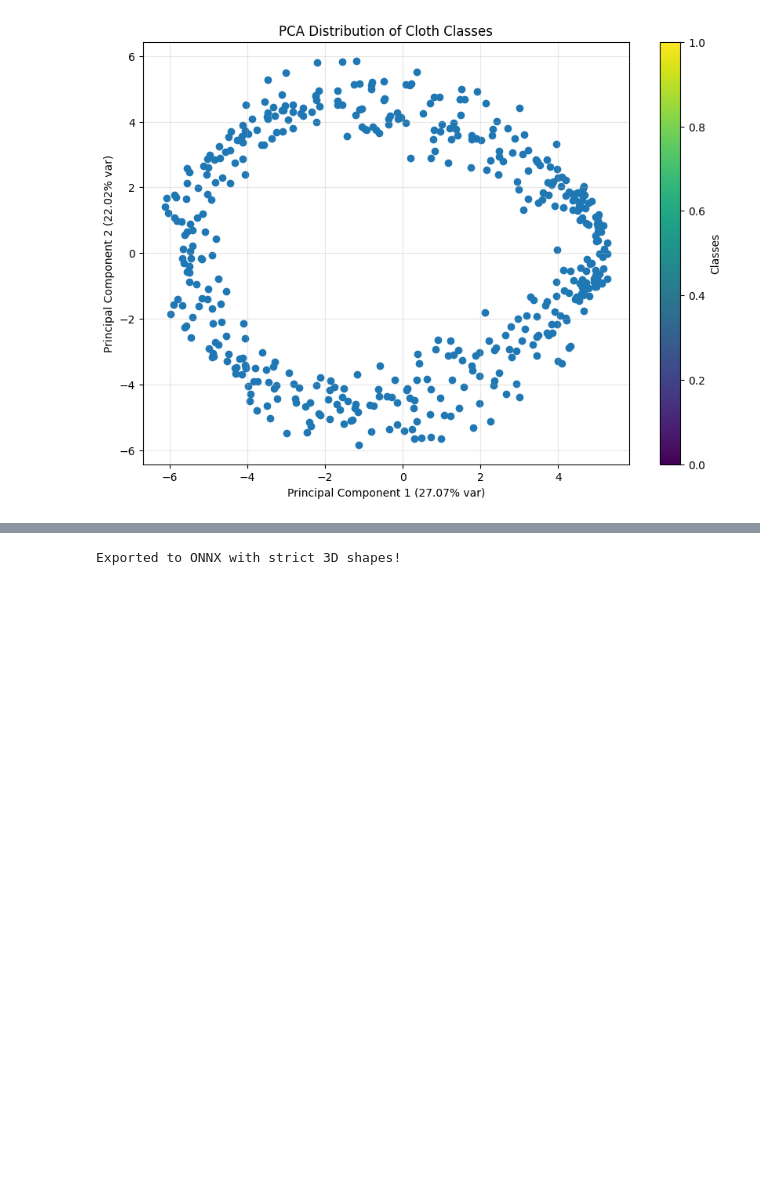
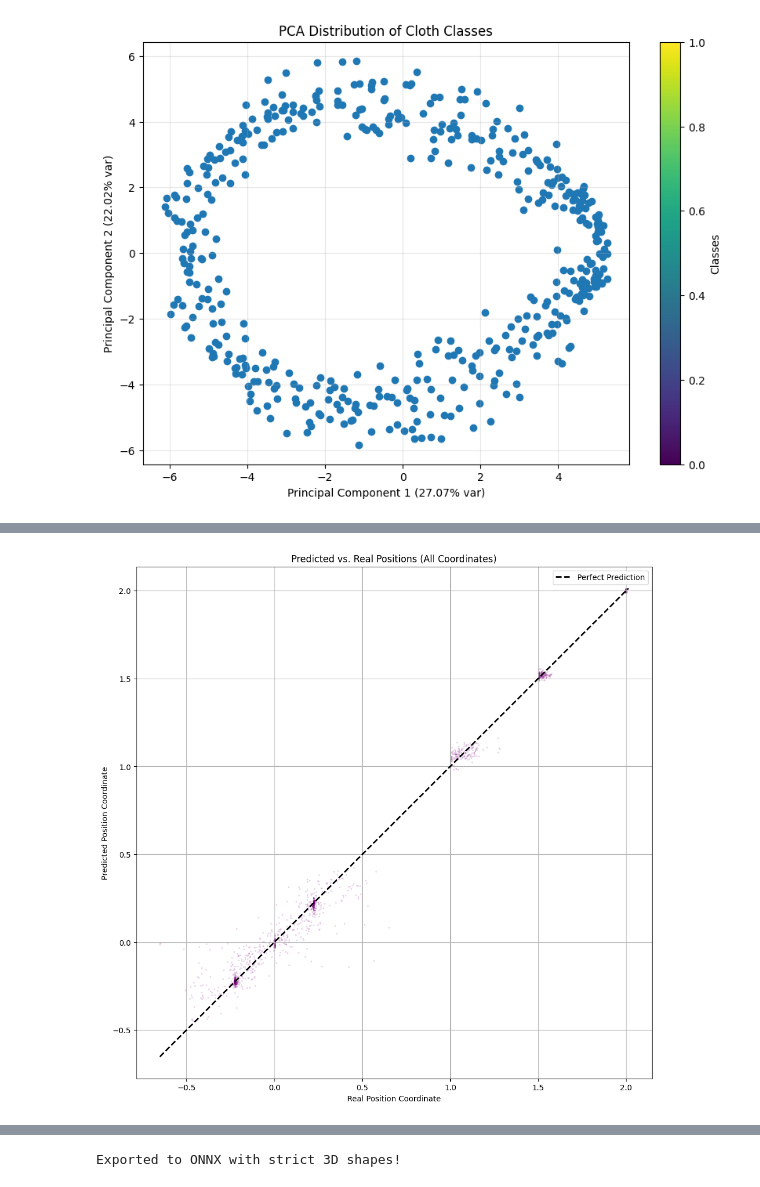
Before and after one commit to mikeletzu/TFG_FisicaOptim, a Jupyter notebook: Entrenamiento/cnn02.ipynb, the cells around one changed output, grey strips where cells are left out. Cells and saved outputs as stored; diff of their text form; code cells hidden in the pictures; blank space fills up the shorter version.

```diff
--- a/Entrenamiento/cnn02.ipynb
+++ b/Entrenamiento/cnn02.ipynb
@@ -495,3 +456,27 @@ IndexError: index 150 is out of bounds for axis 0 with size 94
+# %%
+import matplotlib.pyplot as plt
+
+# Flatten the arrays so we just have a massive list of X, Y, and Z coordinates
+true_flat = targets_pos_np.reshape(-1)
+pred_flat = preds_pos_np.reshape(-1)
+
+plt.figure(figsize=(12, 12))
+plt.scatter(true_flat, pred_flat, alpha=0.1, color='purple', s=2)
+
+# Draw the perfect prediction line (y = x)
+min_val = min(true_flat.min(), pred_flat.min())
+max_val = max(true_flat.max(), pred_flat.max())
+plt.plot([min_val, max_val], [min_val, max_val], color='black', linestyle='--', linewidth=2, label='Perfect Prediction')
+
+plt.title('Predicted vs. Real Positions (All Coordinates)')
+plt.xlabel('Real Position Coordinate')
+plt.ylabel('Predicted Position Coordinate')
+plt.legend()
+plt.grid(True)
+plt.axis('equal') # Keeps the aspect ratio square
+plt.show()
+# %% [output]
+[figure, added]
 # %%
 # Choose a random frame from your test set to visualize
 frame_idx = 80 # Change this to look at different moments
```
Also changed, not shown: parts of 6 cells of this notebook, 2 other files.
